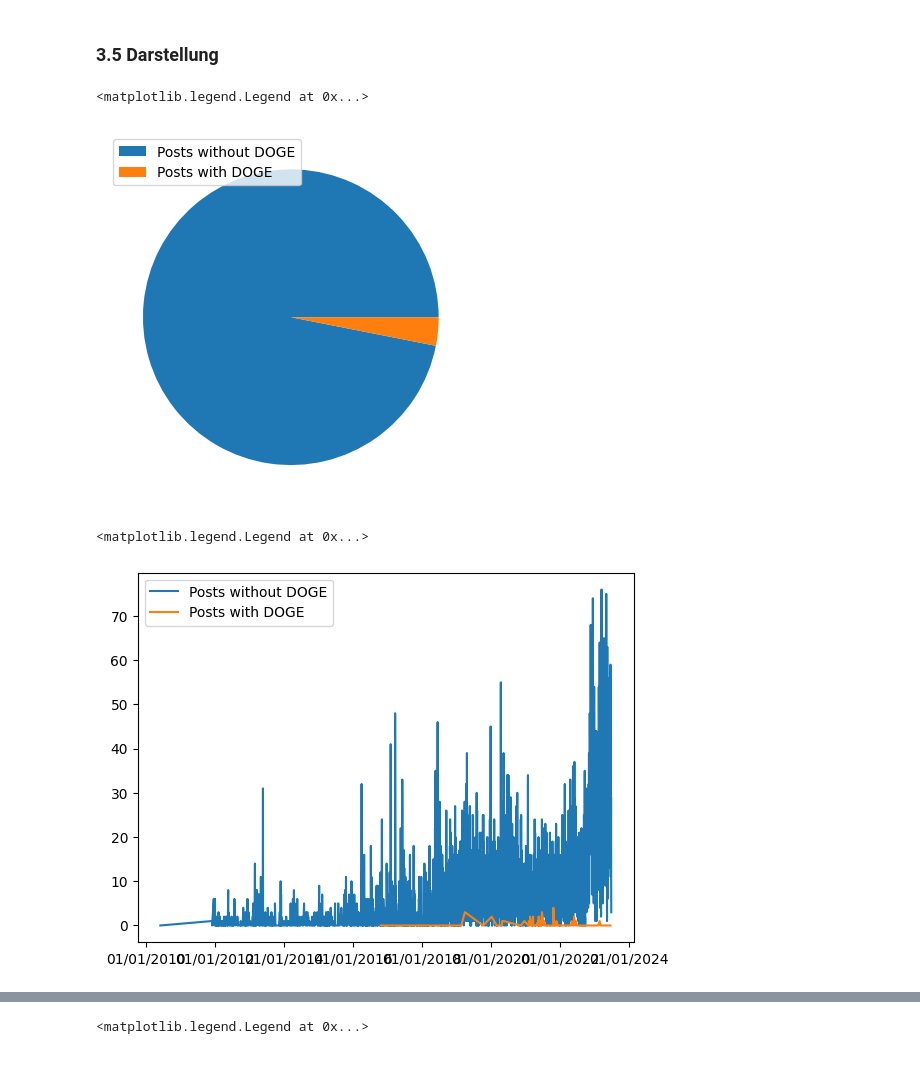
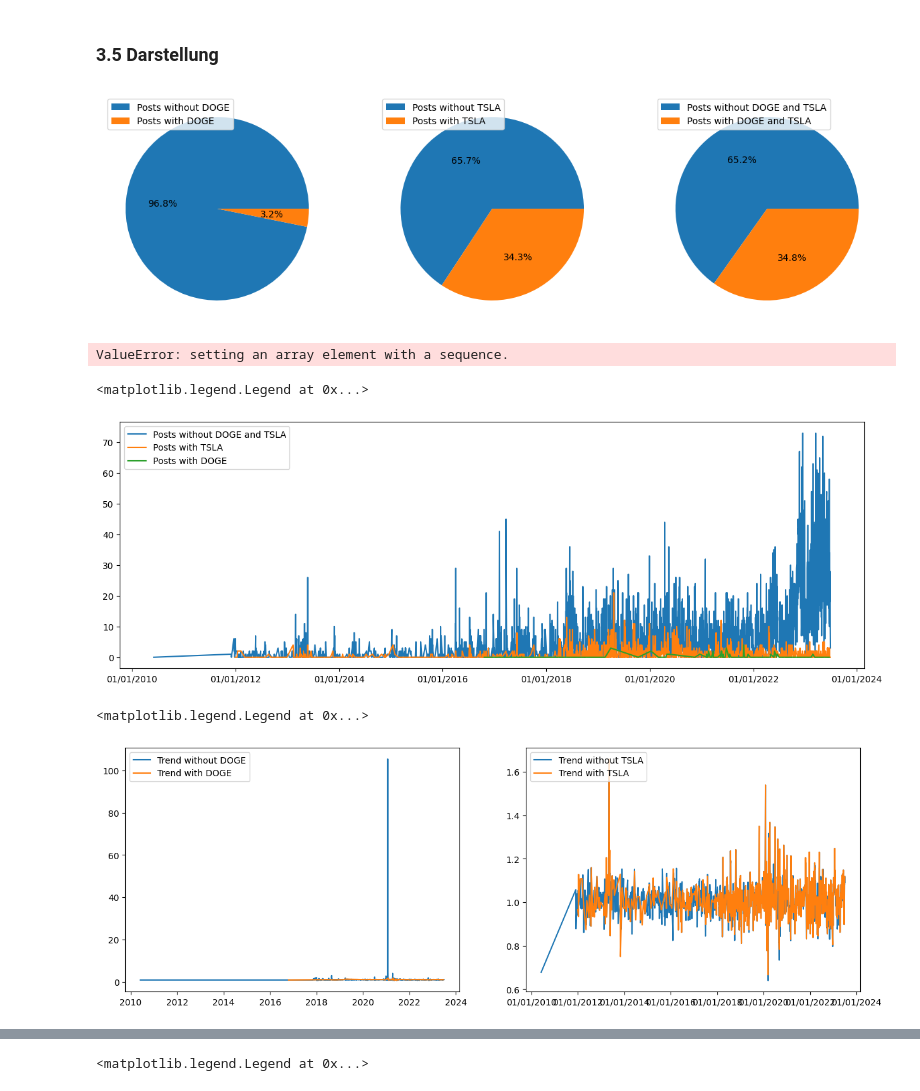
Before and after one commit to alphaname007/BigDataBandits, a Jupyter notebook: Abstract.ipynb, the cells around one changed output, grey strips where cells are left out. Drawn from its saved outputs; the diff is of its cells as text; code cells hidden in the pictures; blank space fills up the shorter version.

```diff
--- a/Abstract.ipynb
+++ b/Abstract.ipynb
@@ -239,19 +231,70 @@ influences_t_t, partM2 = get_influence(Tesla, Posts, [], False)
+# %%
+filter_doge = ["dodgecoin", "Dodgecoin", "dodge", "coin", "DOGE"]
+filter_tesla = ["Tesla", "Car", "TSLA"]
+
+influences_t_d, part_t_d = get_influence(Dogecoin, Posts, [], False) #total Dogecoin
+influences_t_t, part_t_t = get_influence(Tesla, Posts, [], False) #total Tesla
+
+influences_n_d, part_n_d = get_influence(Dogecoin, Posts, filter_doge, False) #no Dogecoin
+influences_w_d, part_w_d = get_influence(Dogecoin, Posts, filter_doge, True) #with Dogecoin
+
+influences_n_t, part_n_t = get_influence(Tesla, Posts, filter_tesla, False) #no Tesla
+influences_w_t, part_w_t = get_influence(Tesla, Posts, filter_tesla, True) #with Tesla
+
+influences_n_dt, part_n_dt = get_influence(Tesla, Posts, filter_doge + filter_tesla, False) #no (Doge and Tesla)
+influences_w_dt, part_w_dt = get_influence(Tesla, Posts, filter_doge + filter_tesla, True) #with (Doge and Tesla)
+# %%
+import matplotlib.pyplot as plt
+
+fig, axs = plt.subplots(1, 3, figsize=(15, 5))
+
+
+axs[0].pie([part_n_d, part_w_d], autopct='%1.1f%%')
+axs[0].legend(labels=["Posts without DOGE", "Posts with DOGE"], loc="upper left")
+
+# Zweites Pie-Chart (Posts ohne TSLA)
+axs[1].pie([part_n_t, part_w_t], autopct='%1.1f%%')
+axs[1].legend(labels=["Posts without TSLA", "Posts with TSLA"], loc="upper left")
+
+# Drittes Pie-Chart (Posts ohne DOGE)
+axs[2].pie([part_n_dt, part_w_dt], autopct='%1.1f%%')
+axs[2].legend(labels=["Posts without DOGE and TSLA", "Posts with DOGE and TSLA"], loc="upper left")
+
+plt.show()
+# %% [output]
+[figure, added]
+# %%
+influences_w_d.corr()
+# %% [output]
+ValueError: setting an array element with a sequence.
 # %%
 import matplotlib.pyplot as plt
-plt.pie([part_n_d, part_w_d])
-plt.legend(labels=["Posts without DOGE", "Posts with DOGE"], loc="upper left")
+import matplotlib.dates as mdates
+
+plt.figure(figsize=(15, 5))
+plt.gca().xaxis.set_major_formatter(mdates.DateFormatter('%m/%d/%Y'))
+
+plt.plot(influences_n_dt['date'], influences_n_dt['count_posts'])
+plt.plot(influences_w_t['date'], influences_w_t['count_posts'])
+plt.plot(influences_w_d['date'], influences_w_d['count_posts'])
+plt.legend(labels=["Posts without DOGE and TSLA", "Posts with TSLA", "Posts with DOGE"], loc="upper left")
 # %% [output]
 <matplotlib.legend.Legend at 0x...>
-[figure, old version]
+[figure, new version]
 # %%
 import matplotlib.pyplot as plt
 import matplotlib.dates as mdates
 
+fig, axs = plt.subplots(1, 2, figsize=(15, 5))
 plt.gca().xaxis.set_major_formatter(mdates.DateFormatter('%m/%d/%Y'))
 
-plt.plot(influences_n_d['date'], influences_n_d['count_posts'])
-plt.plot(influences_w_d['date'], influences_w_d['count_posts'])
-plt.legend(labels=["Posts without DOGE", "Posts with DOGE"], loc="upper left")
+axs[0].plot(influences_n_d['date'], influences_n_d['trend'])
+axs[0].plot(influences_w_d['date'], influences_w_d['trend'])
+axs[0].legend(labels=["Trend without DOGE", "Trend with DOGE"], loc="upper left")
+
+axs[1].plot(influences_n_t['date'], influences_n_t['trend'])
+axs[1].plot(influences_w_t['date'], influences_w_t['trend'])
+axs[1].legend(labels=["Trend without TSLA", "Trend with TSLA"], loc="upper left")
 # %% [output]
 <matplotlib.legend.Legend at 0x...>
-[figure, old version]
+[figure, new version]
```
Also changed, not shown: parts of 6 cells of this notebook.
